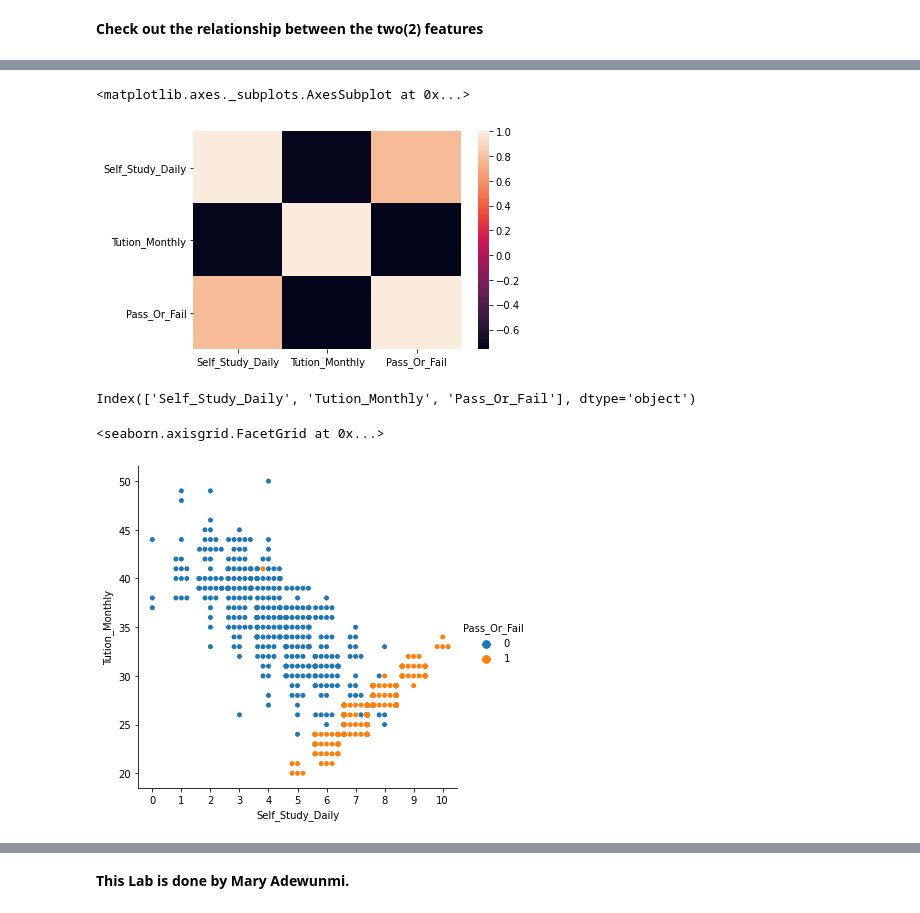
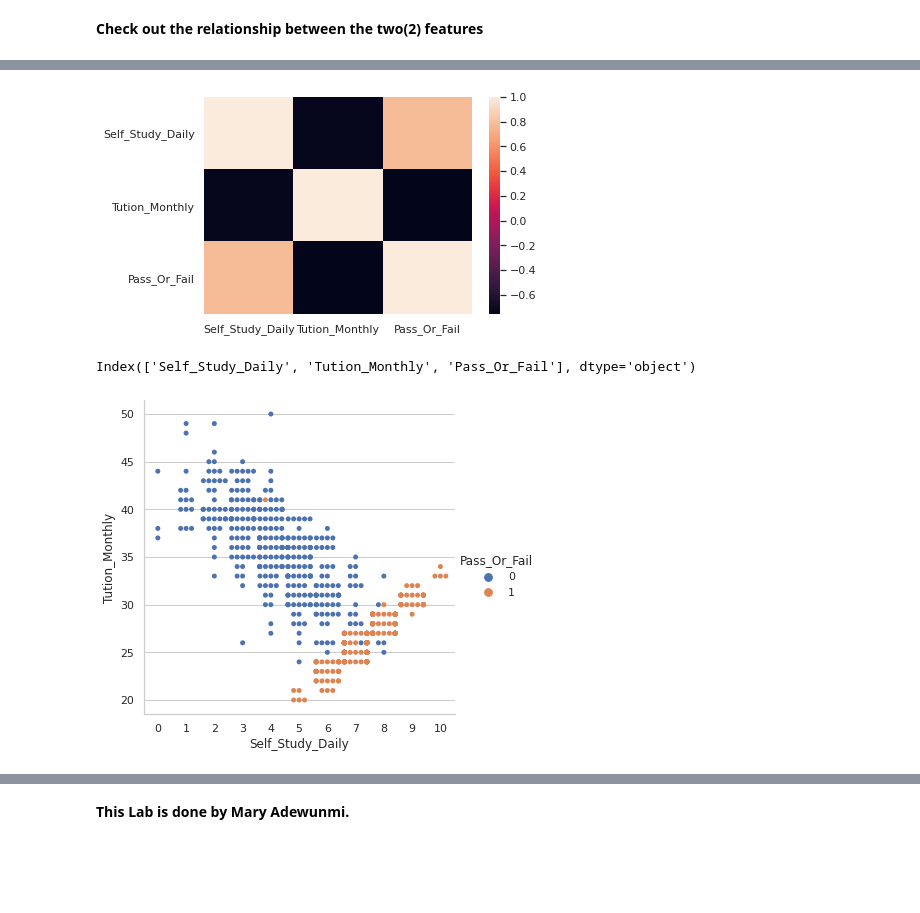
Before and after one commit to MaryAdewunmi/ExamResult-Prediction, a Jupyter notebook: Predicting_Exam_result.ipynb, the cells around one changed output, grey strips where cells are left out. Drawn from its saved outputs; the diff is of its cells as text; code cells hidden in the pictures; blank space fills up the shorter version.

```diff
--- a/Predicting_Exam_result.ipynb
+++ b/Predicting_Exam_result.ipynb
@@ -90,3 +191,7 @@ array([1])
 **array[1] means PASS, array[0] means FAIL. Obviously, Candidate 1 will pass the Exam**
 # %% [markdown]
 **Check out the relationship between the two(2) features**
+# %%
+
+sns.set_theme(style = "whitegrid")
+sns.barplot(x = "Self_Study_Daily",y = "Tution_Monthly", data = data)
@@ -92,0 +201,3 @@ array([1])
+# %%
+sns.set_theme(style = "whitegrid")
+ax = sns.barplot(x="Self_Study_Daily", y="Tution_Monthly", hue="Pass_Or_Fail", data=data)
@@ -93,15 +206,15 @@ array([1])
 # %%
 import seaborn as sns
 sns.heatmap(data.corr())
+sns.set_theme(style = 'whitegrid')
 # %% [output]
-<matplotlib.axes._subplots.AxesSubplot at 0x...>
-[figure, old version]
+[figure, new version]
 # %%
 data.columns
 # %% [output]
 Index(['Self_Study_Daily', 'Tution_Monthly', 'Pass_Or_Fail'], dtype='object')
 # %%
 sns.catplot(data=data, x="Self_Study_Daily", y="Tution_Monthly", hue="Pass_Or_Fail",kind = "swarm")
+sns.set_theme(style ="whitegrid")
 # %% [output]
-<seaborn.axisgrid.FacetGrid at 0x...>
-[figure, old version]
+[figure, new version]
```
Also changed, not shown: parts of 21 cells of this notebook.
